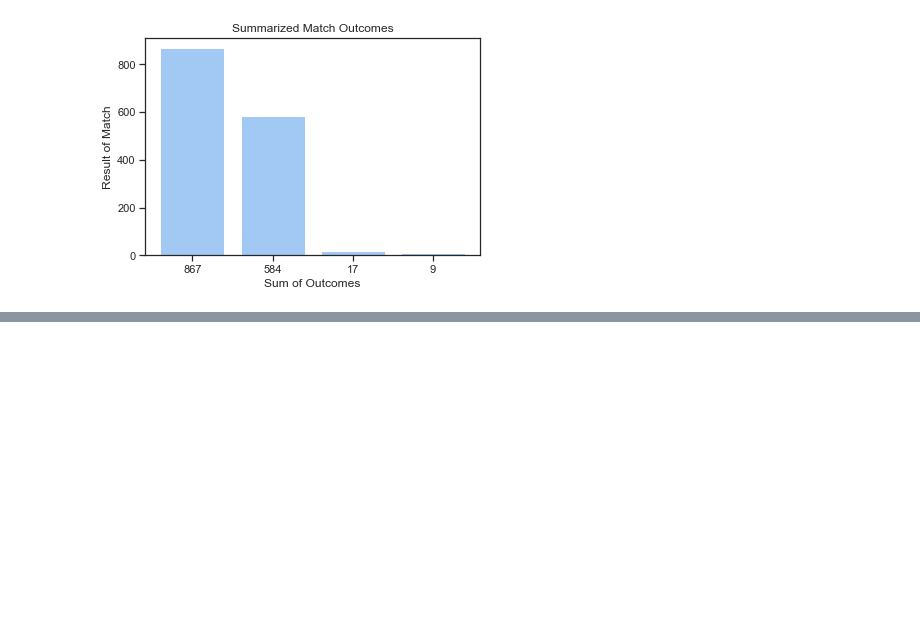
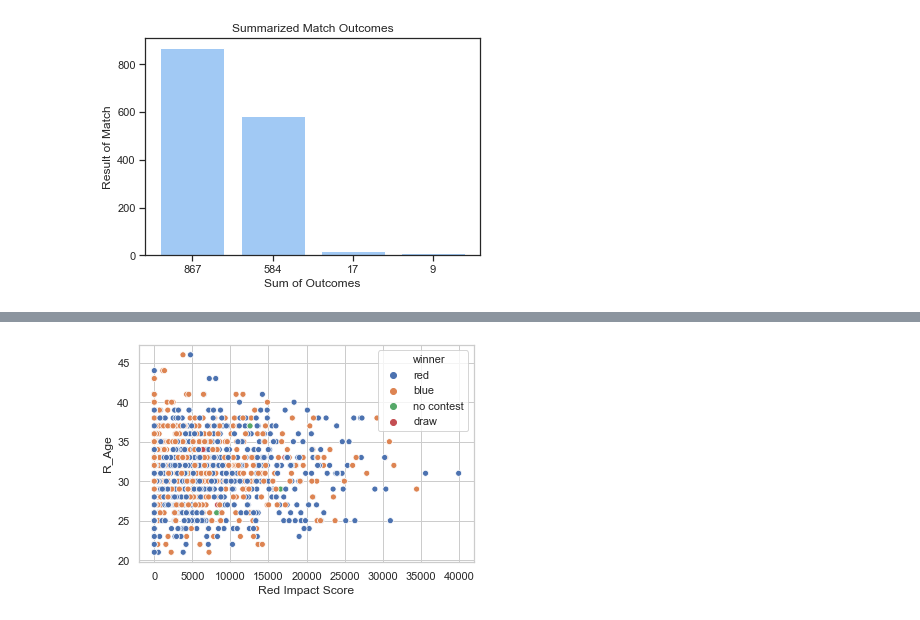
Before and after one commit to ncm103/the_final_project, a Jupyter notebook: nell/visualizations-Copy1.ipynb, the cells around one changed output, grey strips where cells are left out. Cells and saved outputs as stored; diff of their text form; code cells hidden in the pictures; blank space fills up the shorter version.

```diff
--- a/nell/visualizations-Copy1.ipynb
+++ b/nell/visualizations-Copy1.ipynb
@@ -419,0 +436,10 @@ ufc.head()
+# %%
+#Red Scatter Plot
+sns.set(style="whitegrid")
+#sns.palplot(sns.cubehelix_palette(8, start=.5, rot=-.75))
+ufc = pd.read_csv('extra_simplified.csv')
+#ufc.head()
+sns.scatterplot(x='Red Impact Score',y='R_Age',data=ufc, hue='winner')
+plt.show()
+# %% [output]
+[figure, added]
```
Also changed, not shown: parts of 15 cells of this notebook, 2 other files.
